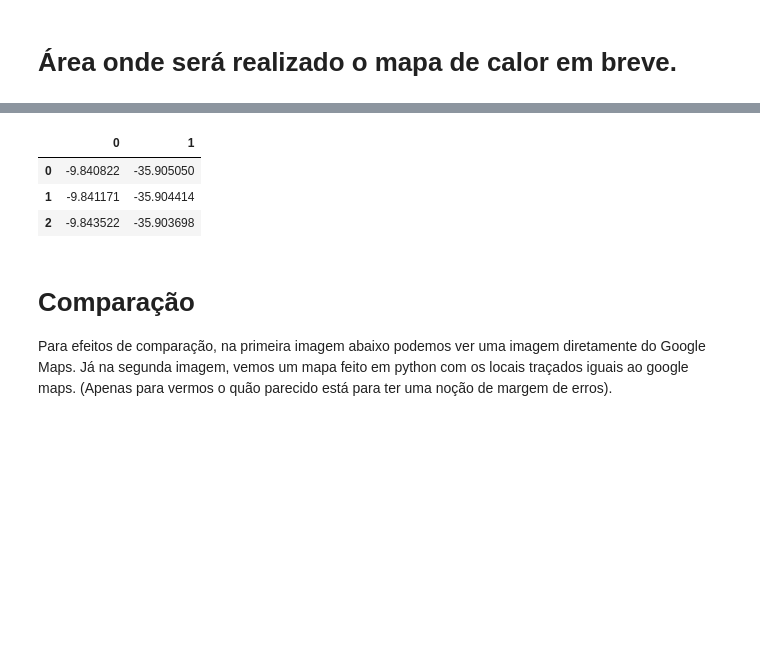
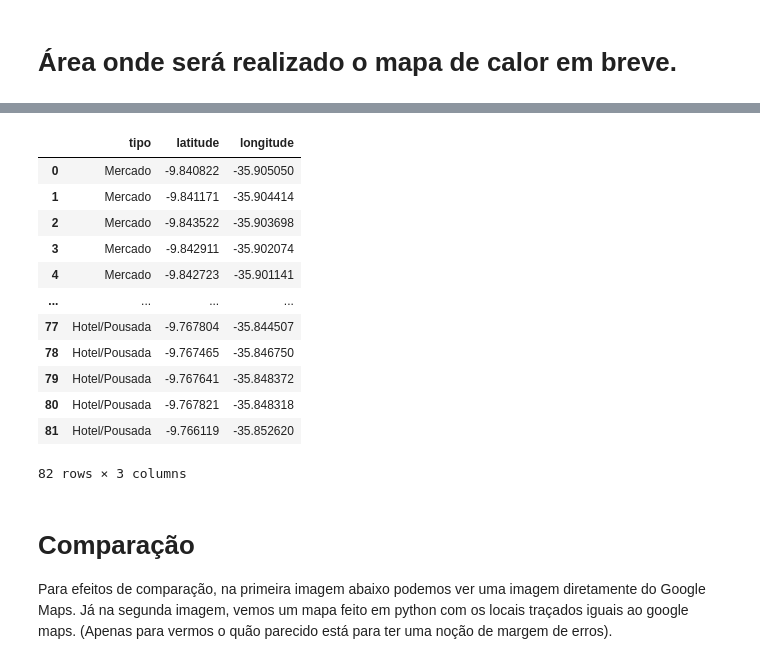
Before and after one commit to iagomauricioo/data_science, a Jupyter notebook: mapa_marechal_v4.ipynb, the cells around one changed output, grey strips where cells are left out. Cells and saved outputs as stored; diff of their text form; code cells hidden in the pictures; blank space fills up the shorter version.

```diff
--- a/mapa_marechal_v4.ipynb
+++ b/mapa_marechal_v4.ipynb
@@ -56,12 +53,23 @@ df
-# %%
-coordenadas = df['coordenadas']
-coordenadas = coordenadas.str.split(',', expand=True)
-coordenadas[0] = coordenadas[0].astype(float)
-coordenadas[1] = coordenadas[1].astype(float)
-coordenadas.head(3)
-# %% [output]
-|  | 0 | 1 |
-| 0 | -9.840822 | -35.905050 |
-| 1 | -9.841171 | -35.904414 |
-| 2 | -9.843522 | -35.903698 |
+# %%
+data = df[['tipo', 'coordenadas']]
+data[['latitude', 'longitude']] = data['coordenadas'].str.split(',', expand=True)
+data['latitude'] = data['latitude'].astype(float)
+data['longitude'] = data['longitude'].astype(float)
+data = data.drop('coordenadas', axis=1)
+data.dropna(inplace=True)
+data
+# %% [output]
+|  | tipo | latitude | longitude |
+| 0 | Mercado | -9.840822 | -35.905050 |
+| 1 | Mercado | -9.841171 | -35.904414 |
+| 2 | Mercado | -9.843522 | -35.903698 |
+| 3 | Mercado | -9.842911 | -35.902074 |
+| 4 | Mercado | -9.842723 | -35.901141 |
+| ... | ... | ... | ... |
+| 77 | Hotel/Pousada | -9.767804 | -35.844507 |
+| 78 | Hotel/Pousada | -9.767465 | -35.846750 |
+| 79 | Hotel/Pousada | -9.767641 | -35.848372 |
+| 80 | Hotel/Pousada | -9.767821 | -35.848318 |
+| 81 | Hotel/Pousada | -9.766119 | -35.852620 |
+82 rows × 3 columns
 # %%
```
Also changed, not shown: parts of 8 cells of this notebook.
